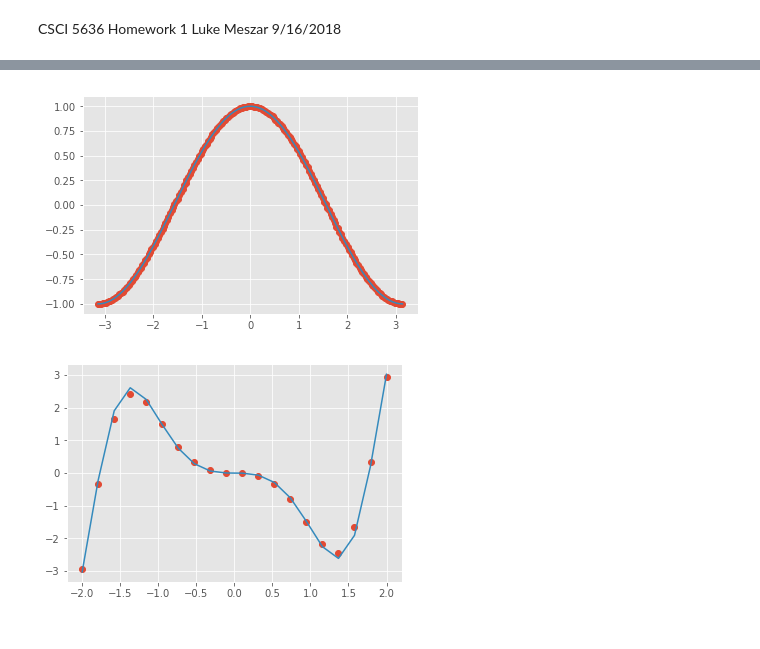
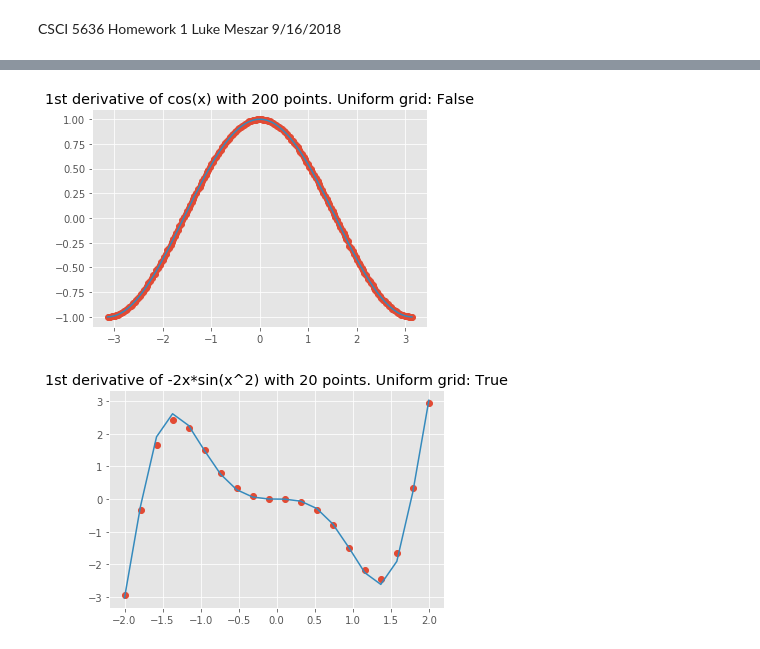
Before and after one commit to LukeMeszar/numpde, a Jupyter notebook: hw1/meszar_solution.ipynb, the cells around one changed output, grey strips where cells are left out. Cells and saved outputs as stored; diff of their text form; code cells hidden in the pictures.

```diff
--- a/hw1/meszar_solution.ipynb
+++ b/hw1/meszar_solution.ipynb
@@ -28,7 +33,6 @@ def diffmat_uneven(n,x):
     D[0,0] = (2*x[0] - x[1] - x[2])/((x[0] - x[1])*(x[0] - x[2]))
     D[0,1] = (x[0]  - x[2])/((x[1] - x[0])*(x[1] - x[2]))
     D[0,2] = (x[0] - x[1])/((x[2] - x[0])*(x[2] - x[1]))
-    h_right_end = x[-1] - x[-3]
     D[n-1,-3] = (x[n-1] - x[n-2])/((x[n-3] - x[n-2])*(x[n-3] - x[n-1]))
     D[n-1,-2] = (x[n-1] - x[n-3])/((x[n-2] - x[n-1])*(x[n-2] - x[n-3]))
     D[n-1,-1] = (2*x[n-1] - x[n-2] - x[n-3])/((x[n-1] - x[n-3])*(x[n-1] - x[n-2]))
@@ -69,8 +75,9 @@ def diff2mat_uneven(n,x):
         D[i,i+1] = 2/((x[i+1] - x[i])*(x[i+1] - x[i-1]))
     return D
 # %%
-def plot_exact_vs_numerical(x, numerical_derivative, exact_derivative):
+def plot_exact_vs_numerical(x, numerical_derivative, exact_derivative, derivative_name, derivative_order, uniform=True):
     plt.plot(x,numerical_derivative,'o')
+    plt.title(derivative_order + " derivative of " + derivative_name + " with " + str(len(x)) + " points" + ". Uniform grid: " + str(uniform))
     plt.plot(x,exact_derivative)
 # %%
 def test_first_derivative(f, fp, n, domain):
@@ -115,8 +124,8 @@ plot_exact_vs_numerical(x, up, fpx)
 # %%
-xug, upug, fpxug = test_first_derivative_uneven_grid(np.sin, np.cos, 200, (-np.pi,np.pi))
-plot_exact_vs_numerical(xug, upug, fpxug)
+x, up, fpx = test_first_derivative_uneven_grid(np.sin, np.cos, 200, (-np.pi,np.pi))
+plot_exact_vs_numerical(x, up, fpx, "cos(x)", "1st", False)
 # %% [output]
-[figure, old version]
+[figure, new version]
 # %%
 def func1(x):
     return np.cos(x**2)
@@ -125,6 +134,6 @@ def func1p(x):
     return -2*x*np.sin(x**2)
 
 x, up, fpx = test_first_derivative(func1, func1p, 20, (-2,2))
-plot_exact_vs_numerical(x, up, fpx)
+plot_exact_vs_numerical(x, up, fpx, "-2x*sin(x^2)", "1st")
 # %% [output]
-[figure, old version]
+[figure, new version]
```
Also changed, not shown: parts of 33 cells of this notebook.
